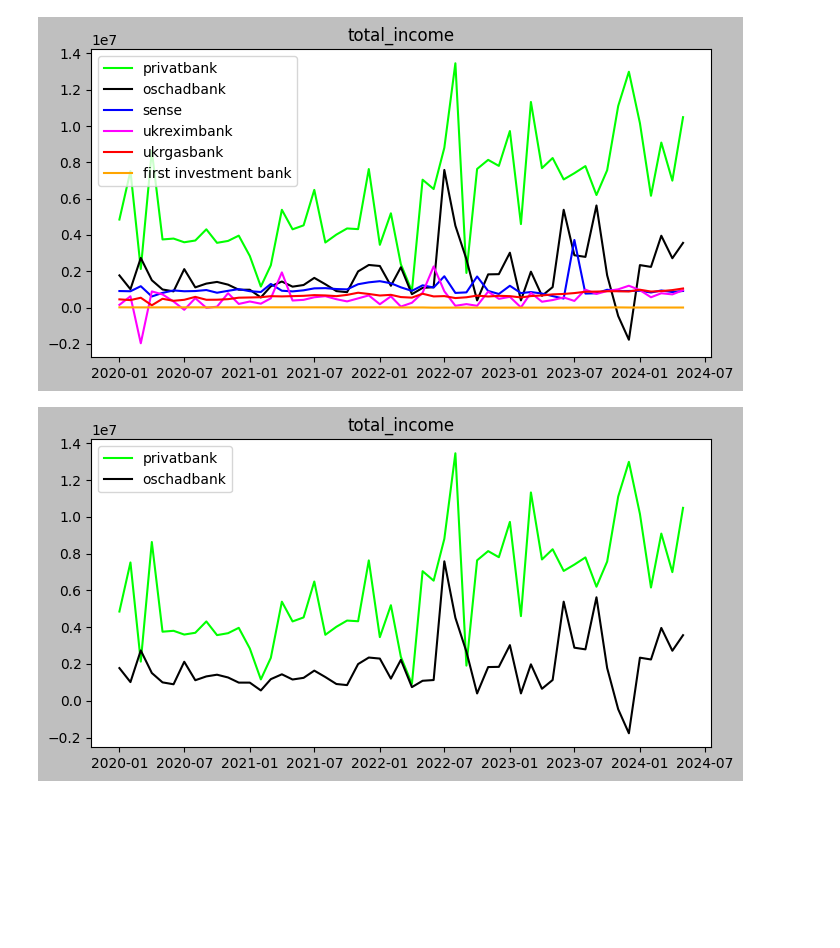
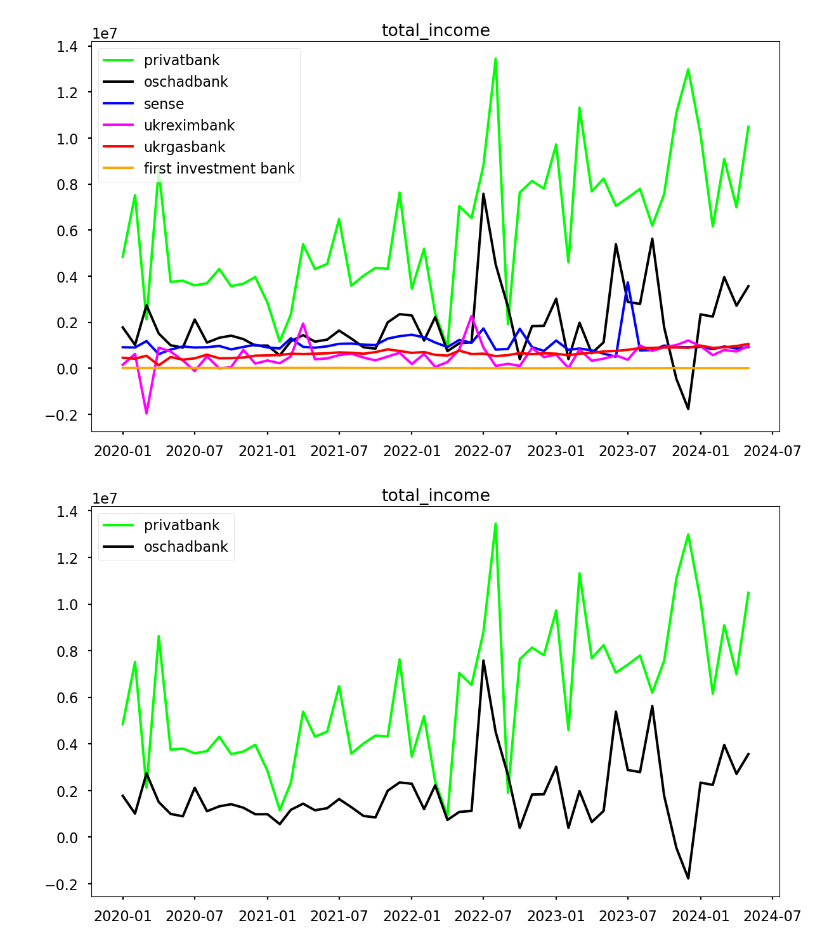
Before and after one commit to pnanstasia/StateOwnedBanksIndustryAnalysys, a Jupyter notebook: banks.ipynb, the cells around one changed output. Drawn from its saved outputs; the diff is of its cells as text; code cells hidden in the pictures; blank space fills up the shorter version.

```diff
--- a/banks.ipynb
+++ b/banks.ipynb
@@ -29,28 +29,28 @@ plt.show()
 # %%
 def plot_file(name, sel_banks, path):
     df = pd.read_csv(path + name)
     df.iloc[:, 0] = pd.to_datetime(df.iloc[:, 0])
     df.set_index(df.iloc[:, 0], inplace=True)
-    plt.figure(figsize=(8, 4))
-    plt.style.use('grayscale')
+    plt.figure(figsize=(14, 8))
+    plt.style.use('seaborn-v0_8-poster')
     plt.title(os.path.splitext(name)[0])
     for bank in sel_banks:
         plt.plot(df.index, df[bank[0]], color=bank[1], label=bank[0])
     plt.legend()
     plt.grid(visible=False)
     plt.show()
 
 all_banks = [['privatbank', 'lime'], ['oschadbank', 'black'], ['sense', 'blue'], ['ukreximbank','magenta'], ['ukrgasbank', 'red'], ['first investment bank', 'orange']]
 
 big_bank = [['privatbank', 'lime'], ['oschadbank', 'black']]
 medium_bank = [['sense', 'blue'], ['ukreximbank','magenta'], ['ukrgasbank', 'red']]
 micro_bank = [['first investment bank', 'orange']]
 
 for files in ['total_income.csv', 'administrative_expenses.csv']:
     plot_file(files, all_banks, 'data/differenced/')
     plot_file(files, big_bank, 'data/differenced/')
     plot_file(files, medium_bank, 'data/differenced/')
     plot_file(files, micro_bank, 'data/differenced/')
 # %% [output]
-[figure, old version]
+[figure, new version]
-[figure, old version]
+[figure, new version]
```
Also changed, not shown: parts of 3 cells of this notebook.
